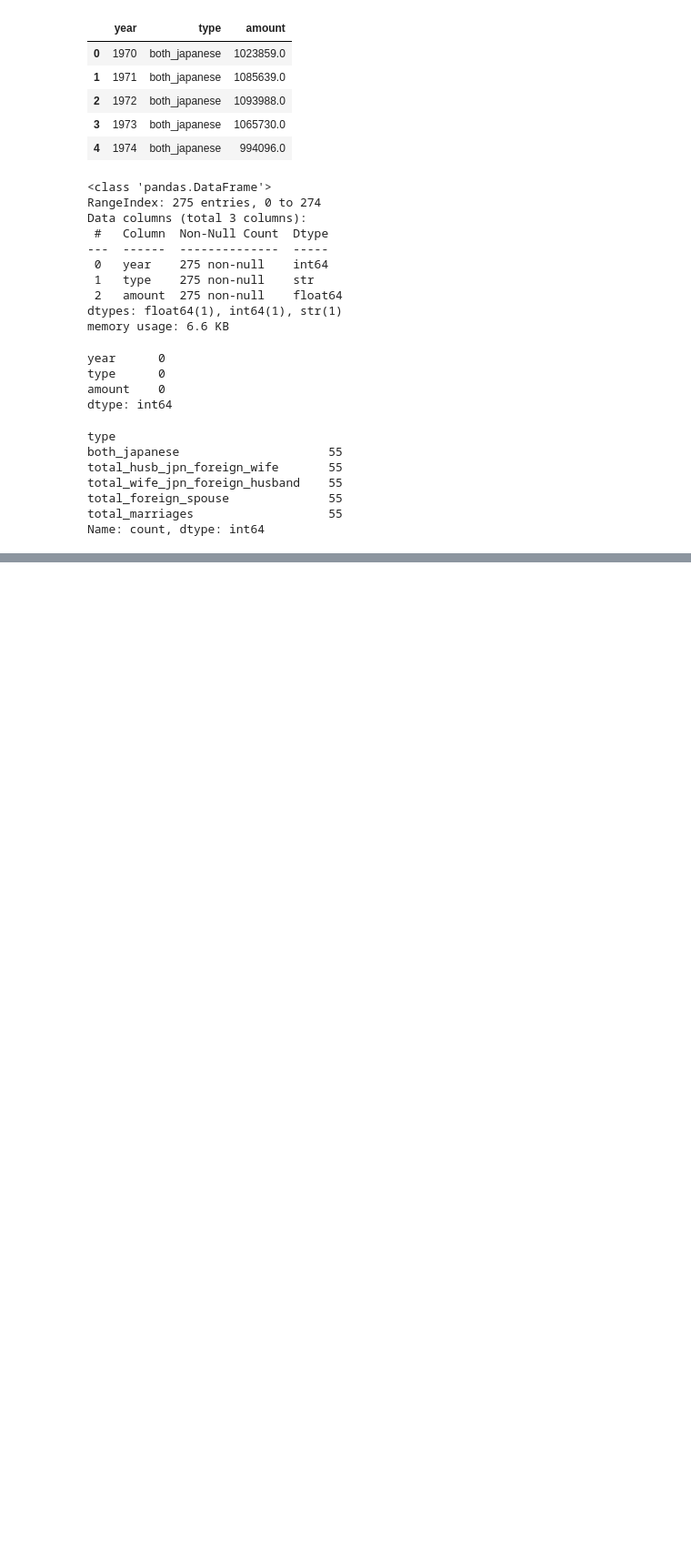
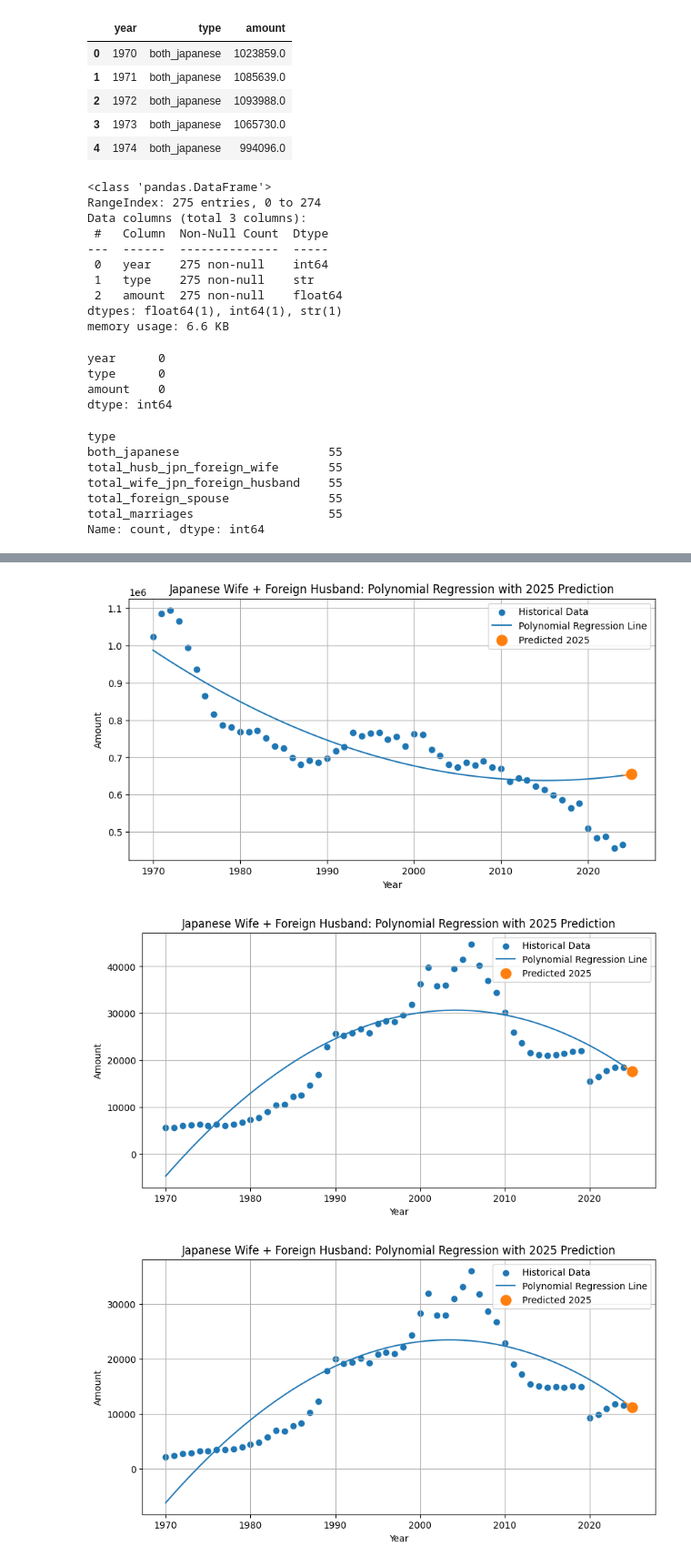
Before and after one commit to samuel618/jap-birth, a Jupyter notebook: jap-marriage.ipynb, the cells around one changed output, grey strips where cells are left out. Shown at 91% size. Saved outputs shown, nothing was run; the diff lists cells and outputs as text; code cells hidden in the pictures; blank space fills up the shorter version.

```diff
--- a/jap-marriage.ipynb
+++ b/jap-marriage.ipynb
@@ -248,3 +248,6 @@ total_wife_jpn_foreign_husband    55
 total_foreign_spouse              55
 total_marriages                   55
 Name: count, dtype: int64
+# %%
+jap_df = jap_df.sort_values("year").reset_index(drop=True)
+jap_df
@@ -250,0 +432,3 @@ Name: count, dtype: int64
+# %%
+prediction_2025_df = results_df[["type", "prediction_2025"]].copy()
+prediction_2025_df
@@ -250,0 +442,41 @@ Name: count, dtype: int64
+# %%
+degree = 2
+
+for category in results_df["type"]:
+    actual_subset = jap_df[jap_df["type"] == category].copy()
+    fitted_subset = predictions_df[predictions_df["type"] == category].copy()
+    pred_2025_subset = prediction_2025_df[prediction_2025_df["type"] == category].copy()
+
+    # Sort for clean plotting
+    actual_subset = actual_subset.sort_values("year")
+    fitted_subset = fitted_subset.sort_values("year")
+
+    pred_year = 2025
+    pred_amount = pred_2025_subset["prediction_2025"].values[0]
+
+    plt.figure(figsize=(10, 5))
+
+    # Historical actual data
+    plt.scatter(actual_subset["year"], actual_subset["amount"], label="Historical Data")
+
+    # Polynomial regression fitted line
+    plt.plot(fitted_subset["year"], fitted_subset["predicted_amount"], label="Polynomial Regression Line")
+
+    # Predicted 2025 point
+    plt.scatter(pred_year, pred_amount, s=120, label="Predicted 2025")
+
+    # Connect the curve to 2025
+    last_year = fitted_subset["year"].max()
+    last_pred = fitted_subset.loc[fitted_subset["year"].idxmax(), "predicted_amount"]
+    plt.plot([last_year, pred_year], [last_pred, pred_amount], linestyle="--")
+
+    plt.title(f"{nice_name}: Polynomial Regression with 2025 Prediction")
+    plt.xlabel("Year")
+    plt.ylabel("Amount")
+    plt.legend()
+    plt.grid(True)
+    plt.show()
+# %% [output]
+[figure, added]
+[figure, added]
+[figure, added]
```
Also changed, not shown: parts of 12 cells of this notebook.
